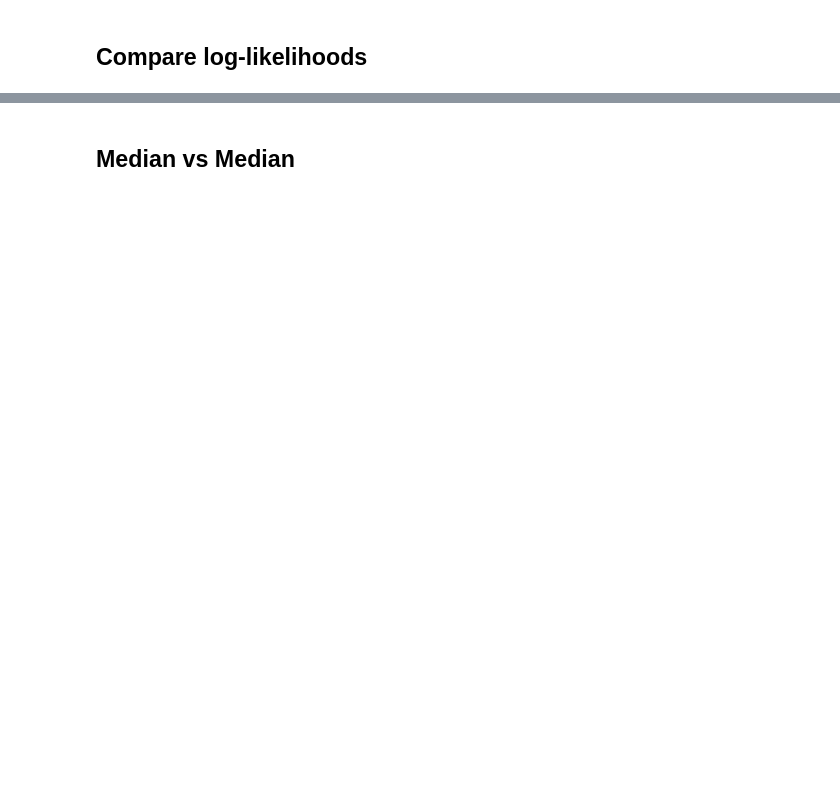
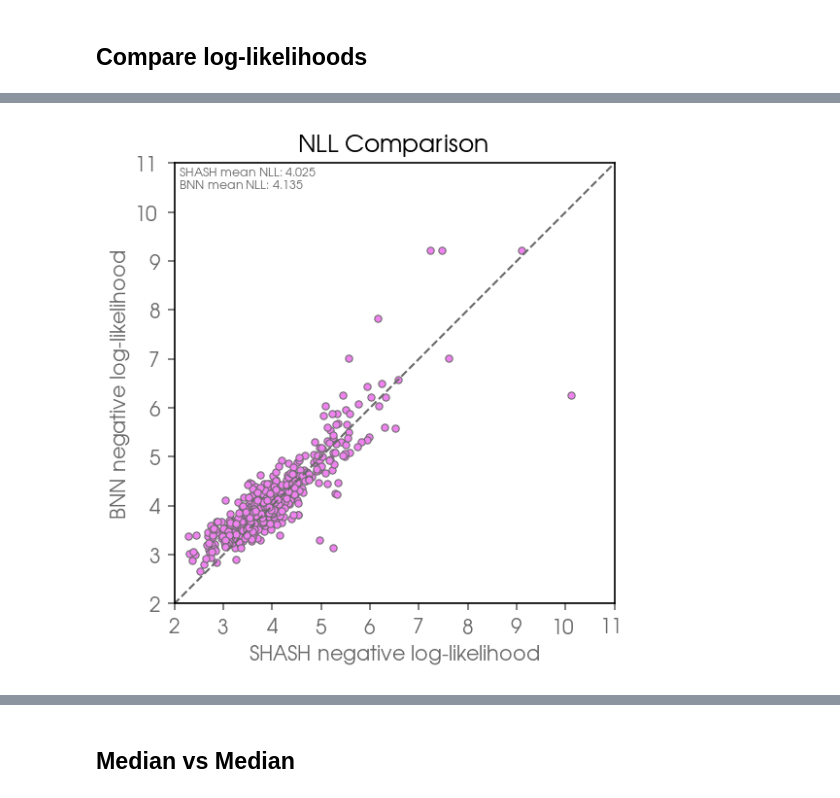
Before and after one commit to eabarnes1010/hurricane_uqcomparisons, a Jupyter notebook: analyze_models.ipynb, the cells around one changed output, grey strips where cells are left out. Cells and saved outputs as stored; diff of their text form; code cells hidden in the pictures; blank space fills up the shorter version.

```diff
--- a/analyze_models.ipynb
+++ b/analyze_models.ipynb
@@ -235,0 +252,42 @@ BNN   mean negative log-likelihood: 4.087
+# %%
+plt.figure()
+plt.plot(shash_nloglike.numpy(),
+         bnn_nloglike,
+         linestyle='None',
+         marker='.',
+         color='dimgray',
+         markerfacecolor='violet',
+         markersize=7,
+         markeredgewidth=.5,
+        )
+
+
+plt.xlabel('SHASH negative log-likelihood')
+plt.ylabel('BNN negative log-likelihood')
+
+plt.plot((-100,100),(-100,100),'--',color='dimgray', linewidth=1.)
+plt.axis('scaled')
+plt.xlim(2,11)
+plt.ylim(2,11)
+
+ax = plt.gca()
+xticks = ax.get_xticks()
+yticks = ax.get_yticks()
+plt.xticks(xticks.astype(int),xticks.astype(int))
+plt.yticks(yticks.astype(int),yticks.astype(int))
+
+plt.text(2.1,10.75,
+         'SHASH mean NLL: ' + str(np.round(np.nanmean(shash_nloglike.numpy()),3)),
+         color='dimgray',
+         fontsize=6)
+plt.text(2.1,10.5,
+         'BNN mean NLL: ' + str(np.round(np.nanmean(bnn_nloglike),3)),
+         color='dimgray',
+         fontsize=6)
+
+plt.title('NLL Comparison')
+
+plt.savefig('figures/prediction_plots/' + model_name_shash + '_' + model_name_bnn + '_nll_vs_nll' + '.png', dpi=dpiFig)
+plt.show()
+# %% [output]
+[figure, added]
```
Also changed, not shown: parts of 10 cells of this notebook, 4 other files.
